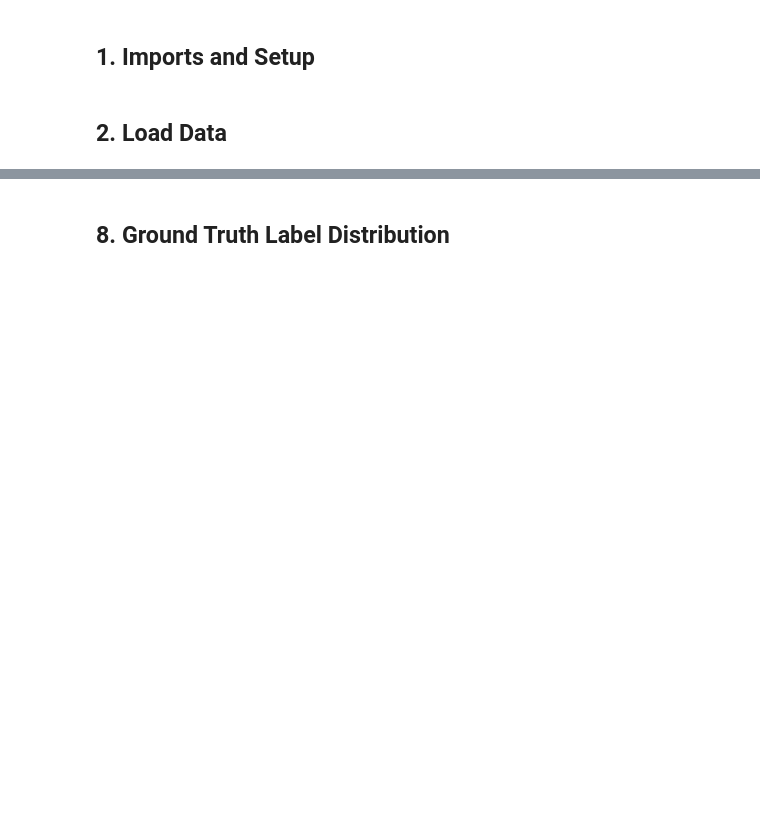
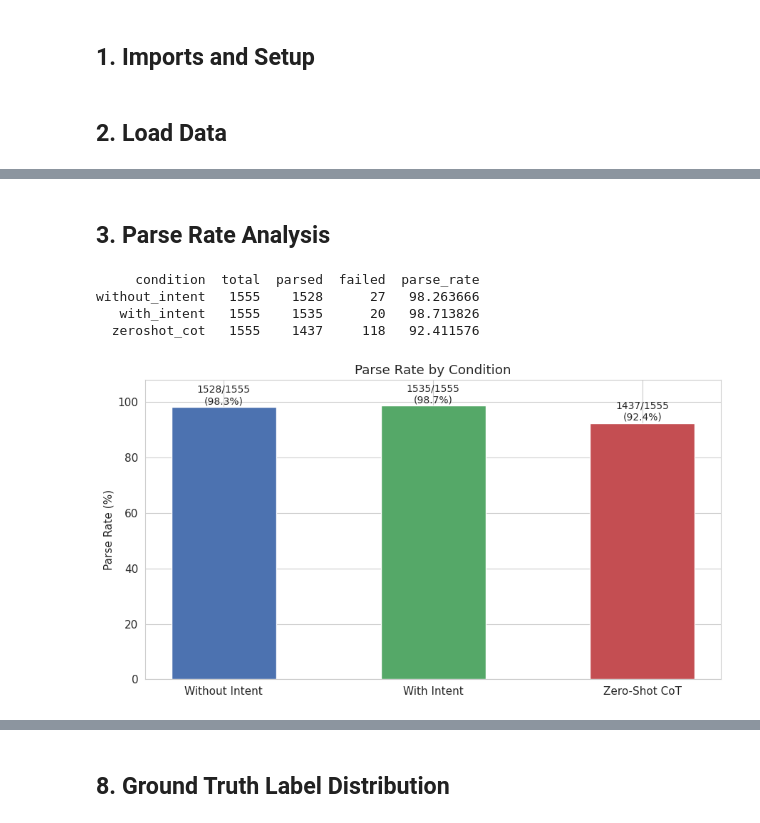
Before and after one commit to Jazhyc/aims-safety-classification, a Jupyter notebook: notebooks/reasoning_traces_analysis_llama.ipynb, the cells around one changed output, grey strips where cells are left out. Drawn from its saved outputs; the diff is of its cells as text; code cells hidden in the pictures; blank space fills up the shorter version.

```diff
--- a/notebooks/reasoning_traces_analysis_llama.ipynb
+++ b/notebooks/reasoning_traces_analysis_llama.ipynb
@@ -551,0 +94,45 @@ plt.show()
+# %% [markdown]
+## 3. Parse Rate Analysis
+# %%
+parse_stats = []
+for condition in CONDITIONS:
+    subset = df[df["condition"] == condition]
+    total = len(subset)
+    parsed = subset["pred"].notna().sum()
+    parse_stats.append({
+        "condition": condition,
+        "total": total,
+        "parsed": parsed,
+        "failed": total - parsed,
+        "parse_rate": parsed / total * 100 if total > 0 else 0,
+    })
+
+parse_df = pd.DataFrame(parse_stats)
+print(parse_df.to_string(index=False))
+
+fig, ax = plt.subplots(figsize=(9, 5))
+x = np.arange(len(CONDITIONS))
+bars = ax.bar(
+    x, parse_df["parse_rate"],
+    color=[CONDITION_COLORS[c] for c in CONDITIONS],
+    width=0.5, edgecolor="white",
+)
+for bar, row in zip(bars, parse_df.itertuples()):
+    ax.text(
+        bar.get_x() + bar.get_width() / 2, bar.get_height() + 0.3,
+        f"{row.parsed}/{row.total}\n({row.parse_rate:.1f}%)",
+        ha="center", va="bottom", fontsize=10,
+    )
+ax.set_xticks(x)
+ax.set_xticklabels([CONDITION_LABELS[c] for c in CONDITIONS])
+ax.set_ylabel("Parse Rate (%)")
+ax.set_title("Parse Rate by Condition")
+ax.set_ylim(0, 108)
+plt.tight_layout()
+plt.show()
+# %% [output]
+     condition  total  parsed  failed  parse_rate
+without_intent   1555    1528      27   98.263666
+   with_intent   1555    1535      20   98.713826
+  zeroshot_cot   1555    1437     118   92.411576
+[figure, added]
```
Also changed, not shown: parts of 47 cells of this notebook.
